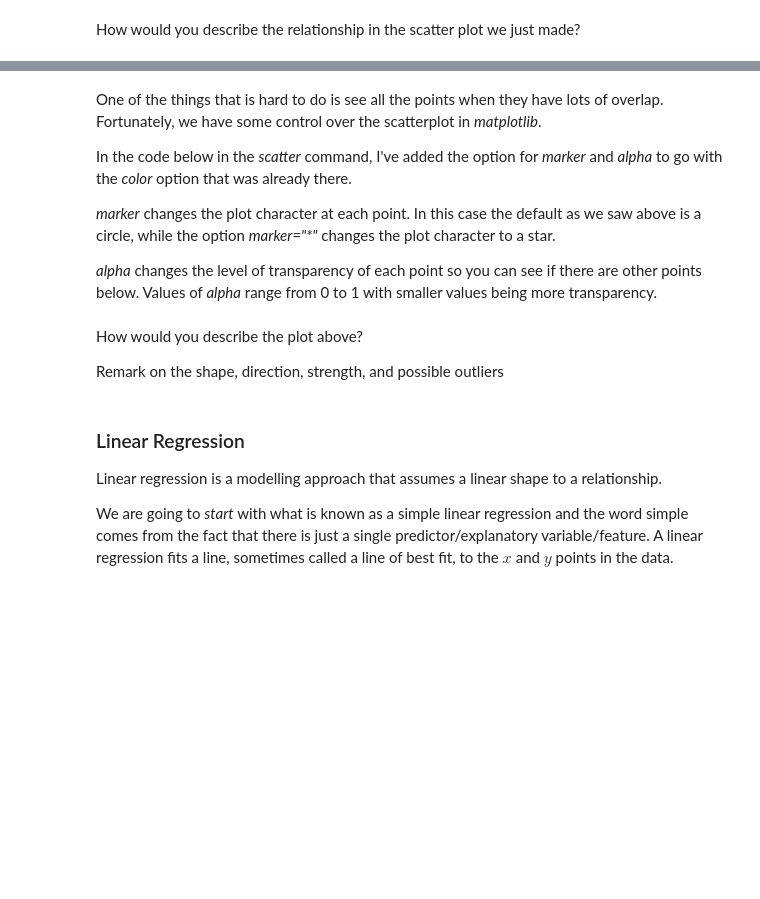
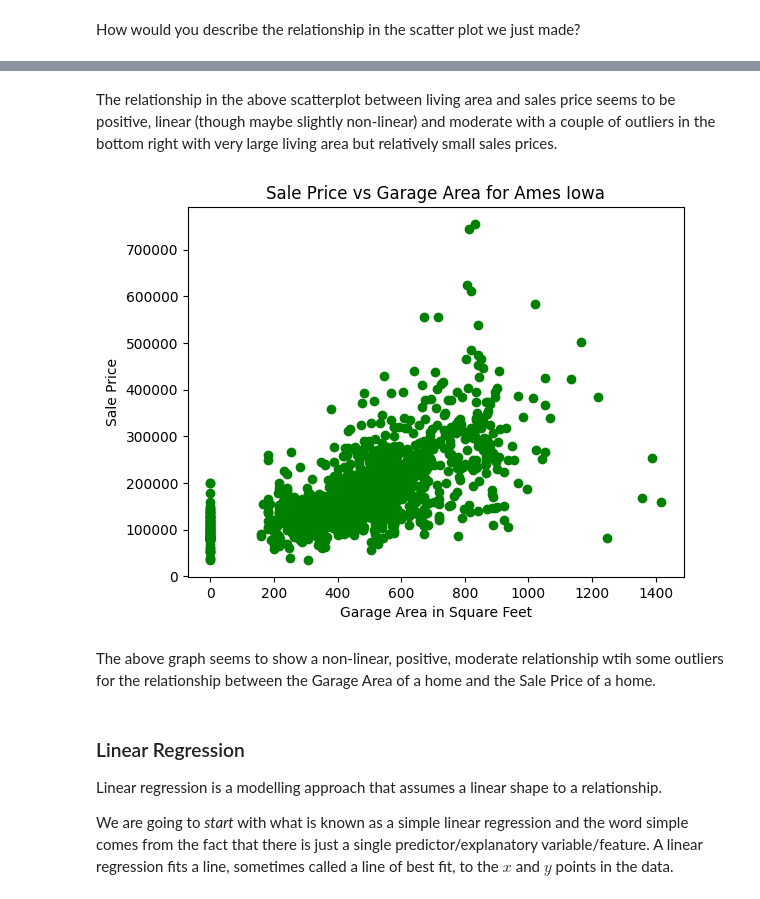
Before and after one commit to schuckers/DTSC2301, a Jupyter notebook: Code/Quant_vs_Quant_Investigation.ipynb, the cells around one changed output, grey strips where cells are left out. Cells and saved outputs as stored; diff of their text form; code cells hidden in the pictures; blank space fills up the shorter version.

```diff
--- a/Code/Quant_vs_Quant_Investigation.ipynb
+++ b/Code/Quant_vs_Quant_Investigation.ipynb
@@ -87,18 +109,14 @@ plt.show()
+# %% [markdown]
+The relationship in the above scatterplot between living area and sales price seems to be positive, linear (though maybe slightly non-linear) and moderate with a couple of outliers in the bottom right with very large living area but relatively small sales prices.
 # %%
-plt.scatter( CA_housing['total_rooms'],CA_housing['total_bedrooms'], color="blue", alpha=0.2)
+plt.scatter(ames['GarageArea'], ames['SalePrice'], color="green")
 
 # Add labels and title
-plt.xlabel('total rooms')
-plt.ylabel('total bedrooms')
-plt.title('Scatterplot of total rooms vs total bedrooms')
+plt.xlabel('Garage Area in Square Feet')
+plt.ylabel('Sale Price')
+plt.title('Sale Price vs Garage Area for Ames Iowa')
 
 # Show the plot
 plt.show()
+# %% [output]
+[figure, added]
-# %% [markdown]
-One of the things that is hard to do is see all the points when they have lots of overlap.  Fortunately, we have some control over the scatterplot in _matplotlib_.
-
-In the code below in the _scatter_ command, I've added the option for _marker_ and _alpha_ to go with the _color_ option that was already there.
-
-_marker_ changes the plot character at each point.  In this case the default as we saw above is a circle, while the option _marker="*"_ changes the plot character to a star.
-
-_alpha_ changes the level of transparency of each point so you can see if there are other points below.  Values of _alpha_ range from  0 to 1 with smaller values being more transparency.
@@ -115,7 +123,5 @@ plt.show()
-# %% [markdown]
-How would you describe the plot above?
-
-Remark on the shape, direction, strength, and possible outliers
+# %% [markdown]
+The above graph seems to show a non-linear, positive, moderate relationship wtih some outliers for the relationship between the Garage Area of a home and the Sale Price of a home.
 # %% [markdown]
 ### Linear Regression
 
```
Also changed, not shown: parts of 28 cells of this notebook.
